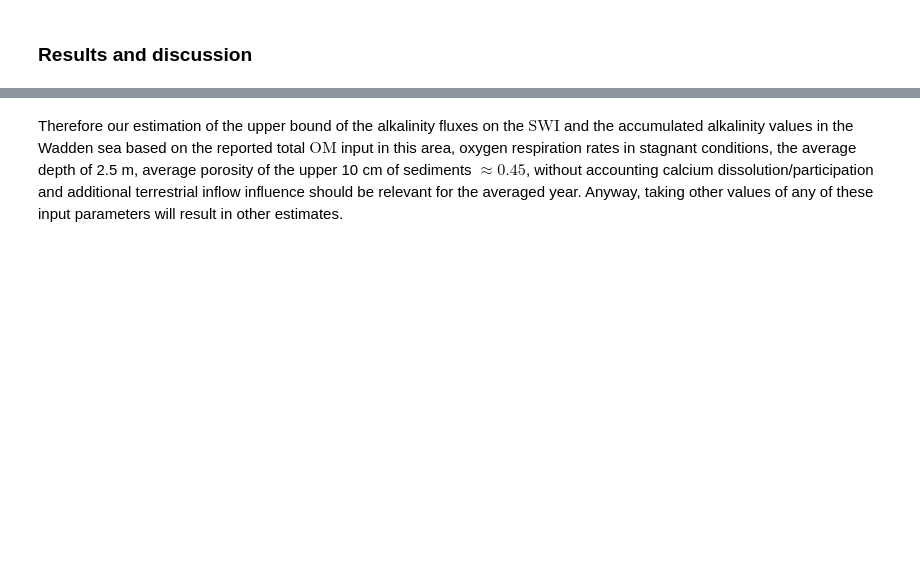
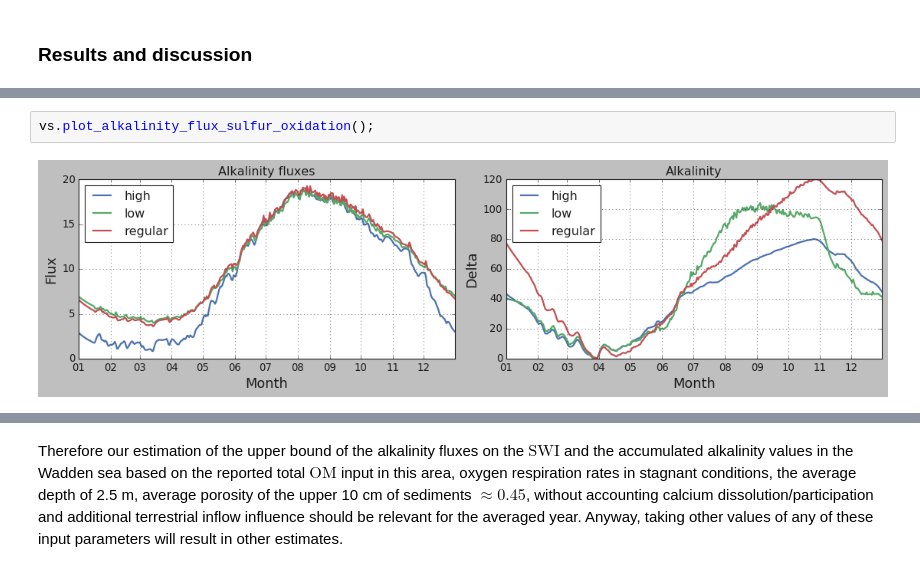
Before and after one commit to limash/Alkalinity_in_the_Wadden_Sea, a Jupyter notebook: Sedimentary_alkalinity_release_in_the_Wadden_Sea.ipynb, the cells around one changed output, grey strips where cells are left out. Drawn from its saved outputs; the diff is of its cells as text; blank space fills up the shorter version.

```diff
--- a/Sedimentary_alkalinity_release_in_the_Wadden_Sea.ipynb
+++ b/Sedimentary_alkalinity_release_in_the_Wadden_Sea.ipynb
@@ -257,0 +265,4 @@ vs.plot_alkalinity_low(); vs.plot_alkalinity_high()
+# %%
+vs.plot_alkalinity_flux_sulfur_oxidation();
+# %% [output]
+[figure, added]
```
Also changed, not shown: parts of 12 cells of this notebook, 2 other files.
